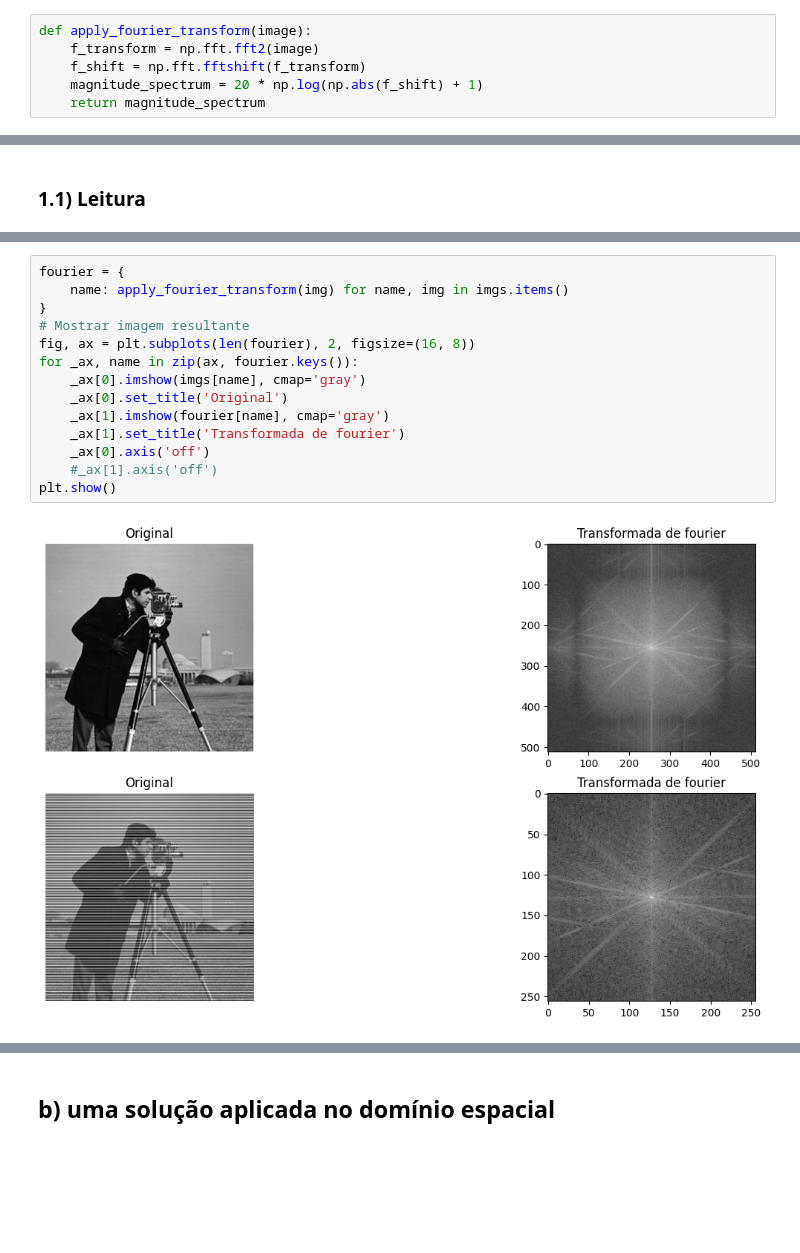
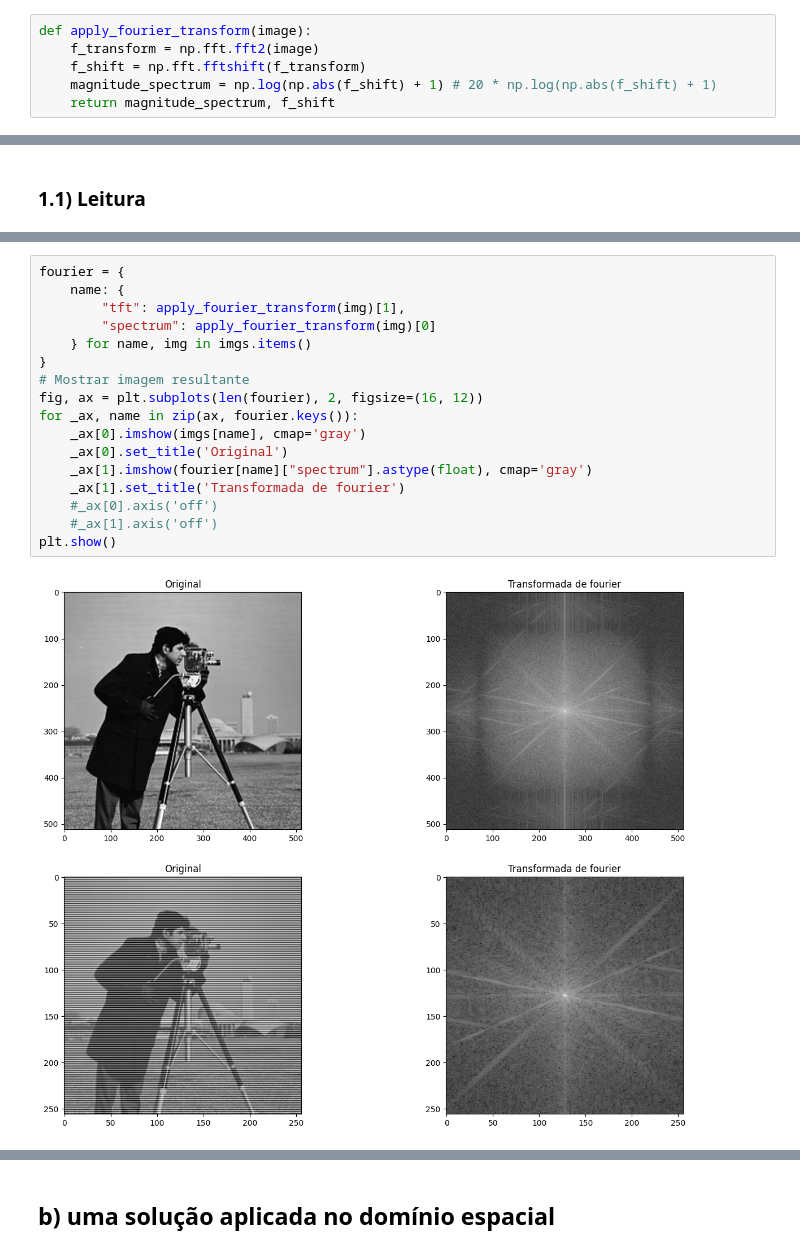
Before and after one commit to Manuelfjr/pdi, a Jupyter notebook: notebooks/03_atv02_code_q09.ipynb, the cells around one changed output, grey strips where cells are left out. Drawn from its saved outputs; the diff is of its cells as text; blank space fills up the shorter version.

```diff
--- a/notebooks/03_atv02_code_q09.ipynb
+++ b/notebooks/03_atv02_code_q09.ipynb
@@ -17,8 +14,8 @@ import cv2
 def apply_fourier_transform(image):
     f_transform = np.fft.fft2(image)
     f_shift = np.fft.fftshift(f_transform)
-    magnitude_spectrum = 20 * np.log(np.abs(f_shift) + 1)
-    return magnitude_spectrum
+    magnitude_spectrum = np.log(np.abs(f_shift) + 1) # 20 * np.log(np.abs(f_shift) + 1)
+    return magnitude_spectrum, f_shift
 # %% [markdown]
 # Parameters
 # %%
@@ -39,16 +51,19 @@ imgs = {
 # %%
 fourier = {
-    name: apply_fourier_transform(img) for name, img in imgs.items()
+    name: {
+        "tft": apply_fourier_transform(img)[1],
+        "spectrum": apply_fourier_transform(img)[0]
+    } for name, img in imgs.items()
 }
 # Mostrar imagem resultante
-fig, ax = plt.subplots(len(fourier), 2, figsize=(16, 8))
+fig, ax = plt.subplots(len(fourier), 2, figsize=(16, 12))
 for _ax, name in zip(ax, fourier.keys()):
     _ax[0].imshow(imgs[name], cmap='gray')
     _ax[0].set_title('Original')
-    _ax[1].imshow(fourier[name], cmap='gray')
+    _ax[1].imshow(fourier[name]["spectrum"].astype(float), cmap='gray')
     _ax[1].set_title('Transformada de fourier')
-    _ax[0].axis('off')
+    #_ax[0].axis('off')
     #_ax[1].axis('off')
 plt.show()
 # %% [output]
-[figure, old version]
+[figure, new version]
```
Also changed, not shown: parts of 18 cells of this notebook, 6 other files.
